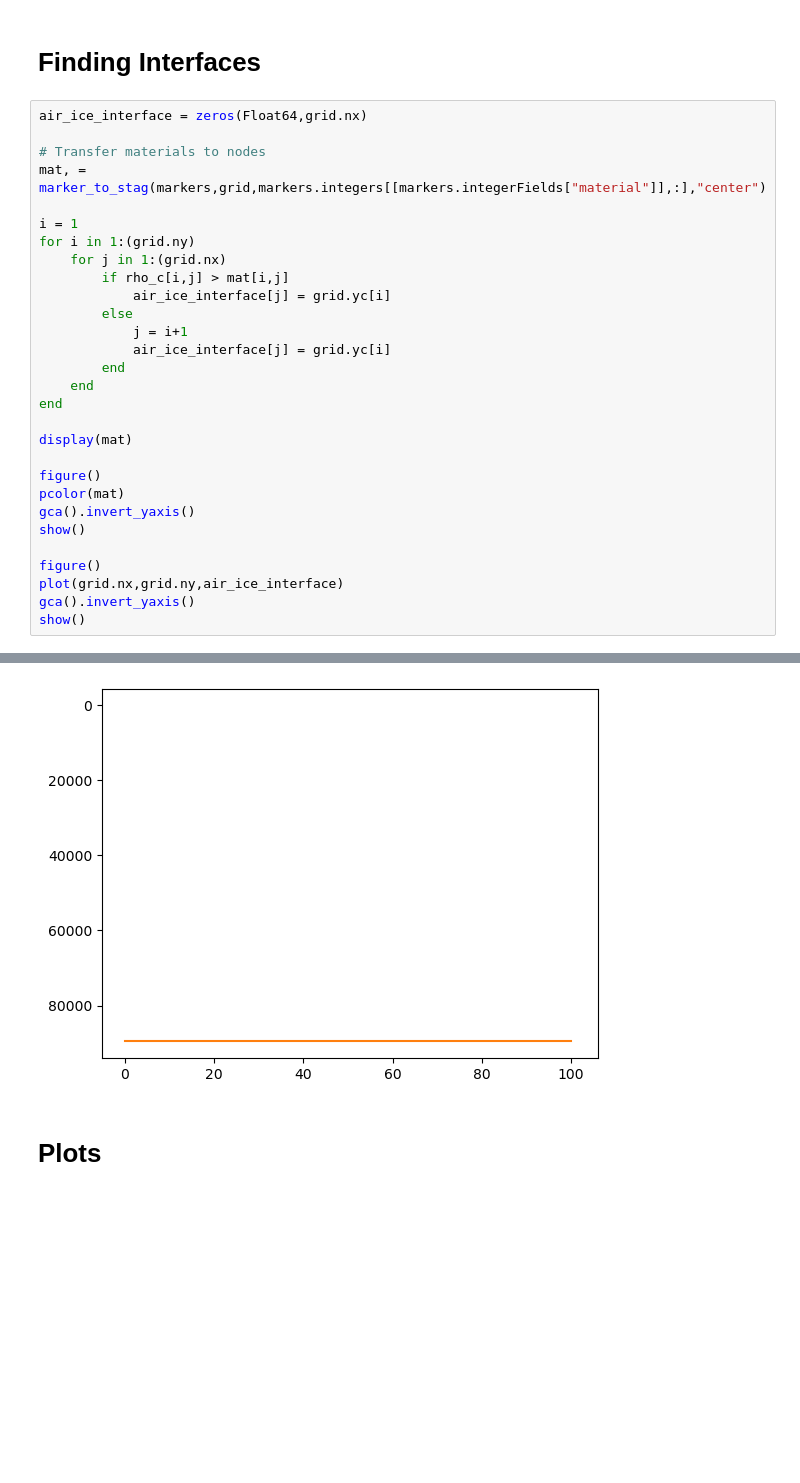
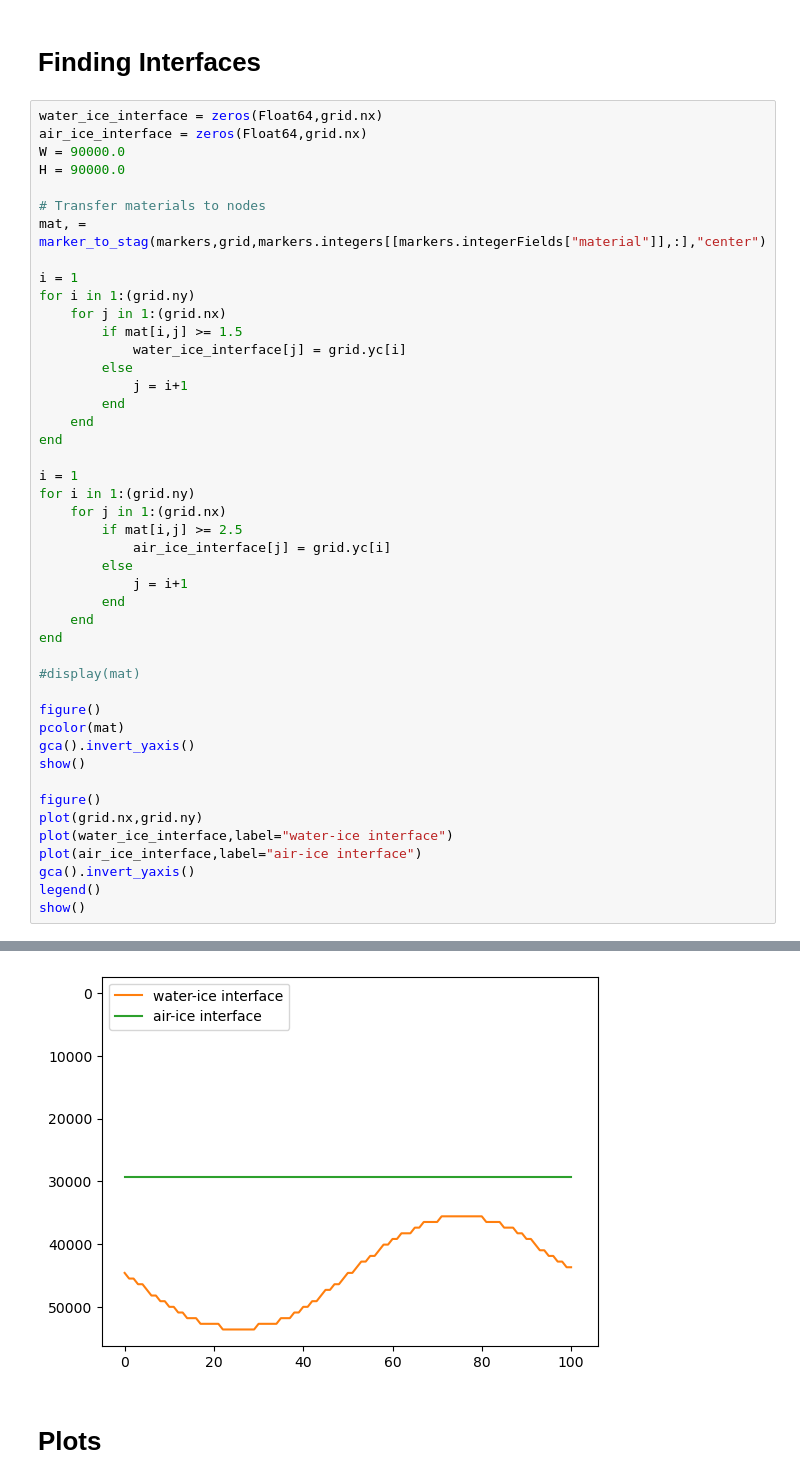
Before and after one commit to maxrudolph/gerya-julia, a Jupyter notebook: Simple-Icy-Shell-Model.ipynb, the cells around one changed output, grey strips where cells are left out. Saved outputs shown, nothing was run; the diff lists cells and outputs as text; blank space fills up the shorter version.

Commit message:
added code to find interfaces of water-ice and air-ice

```diff
--- a/Simple-Icy-Shell-Model.ipynb
+++ b/Simple-Icy-Shell-Model.ipynb
@@ -332,7 +332,10 @@ LoadError: UndefVarError: marker_to_basic_node not defined
 # %% [markdown]
 # Finding Interfaces
 # %%
+water_ice_interface = zeros(Float64,grid.nx)
 air_ice_interface = zeros(Float64,grid.nx)
+W = 90000.0
+H = 90000.0
 
 # Transfer materials to nodes
 mat, = marker_to_stag(markers,grid,markers.integers[[markers.integerFields["material"]],:],"center")
@@ -340,16 +343,26 @@ mat, = marker_to_stag(markers,grid,markers.integers[[markers.integerFields["mate
 i = 1
 for i in 1:(grid.ny)
     for j in 1:(grid.nx)
-        if rho_c[i,j] > mat[i,j]
-            air_ice_interface[j] = grid.yc[i]
+        if mat[i,j] >= 1.5
+            water_ice_interface[j] = grid.yc[i]
         else
             j = i+1
-            air_ice_interface[j] = grid.yc[i]
         end
     end
 end
 
-display(mat)
+i = 1
+for i in 1:(grid.ny)
+    for j in 1:(grid.nx)
+        if mat[i,j] >= 2.5
+            air_ice_interface[j] = grid.yc[i]
+        else
+            j = i+1
+        end
+    end
+end
+
+#display(mat)
 
 figure()
 pcolor(mat)
@@ -357,7 +370,10 @@ gca().invert_yaxis()
 show()
 
 figure()
-plot(grid.nx,grid.ny,air_ice_interface)
+plot(grid.nx,grid.ny)
+plot(water_ice_interface,label="water-ice interface")
+plot(air_ice_interface,label="air-ice interface")
 gca().invert_yaxis()
+legend()
 show()
 # %% [output]
@@ -381,5 +380,5 @@ show()
 [figure]
-[figure, old version]
+[figure, new version]
 # %% [markdown]
 # Plots
 # %%
```
Also changed, not shown: parts of 1 cell of this notebook.
